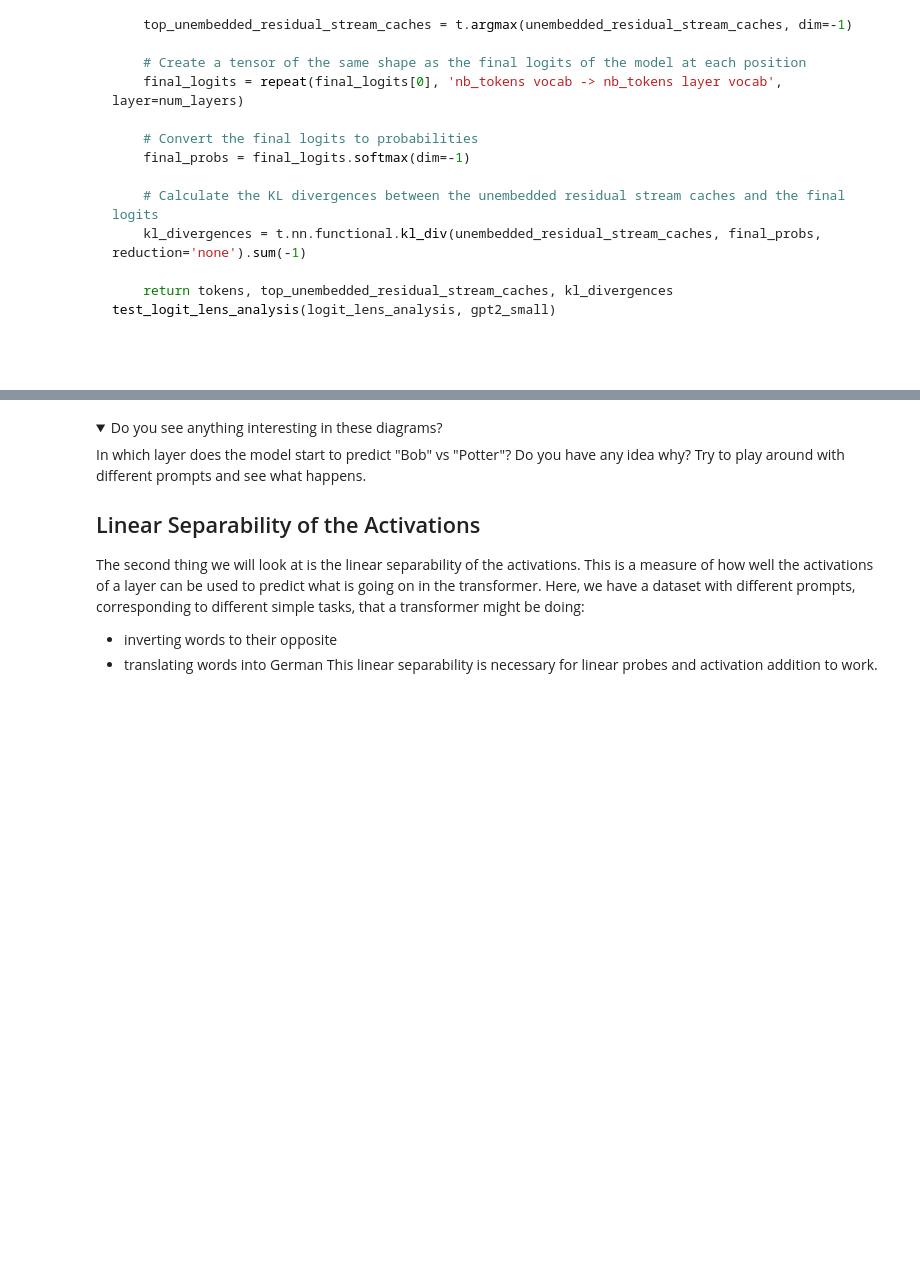
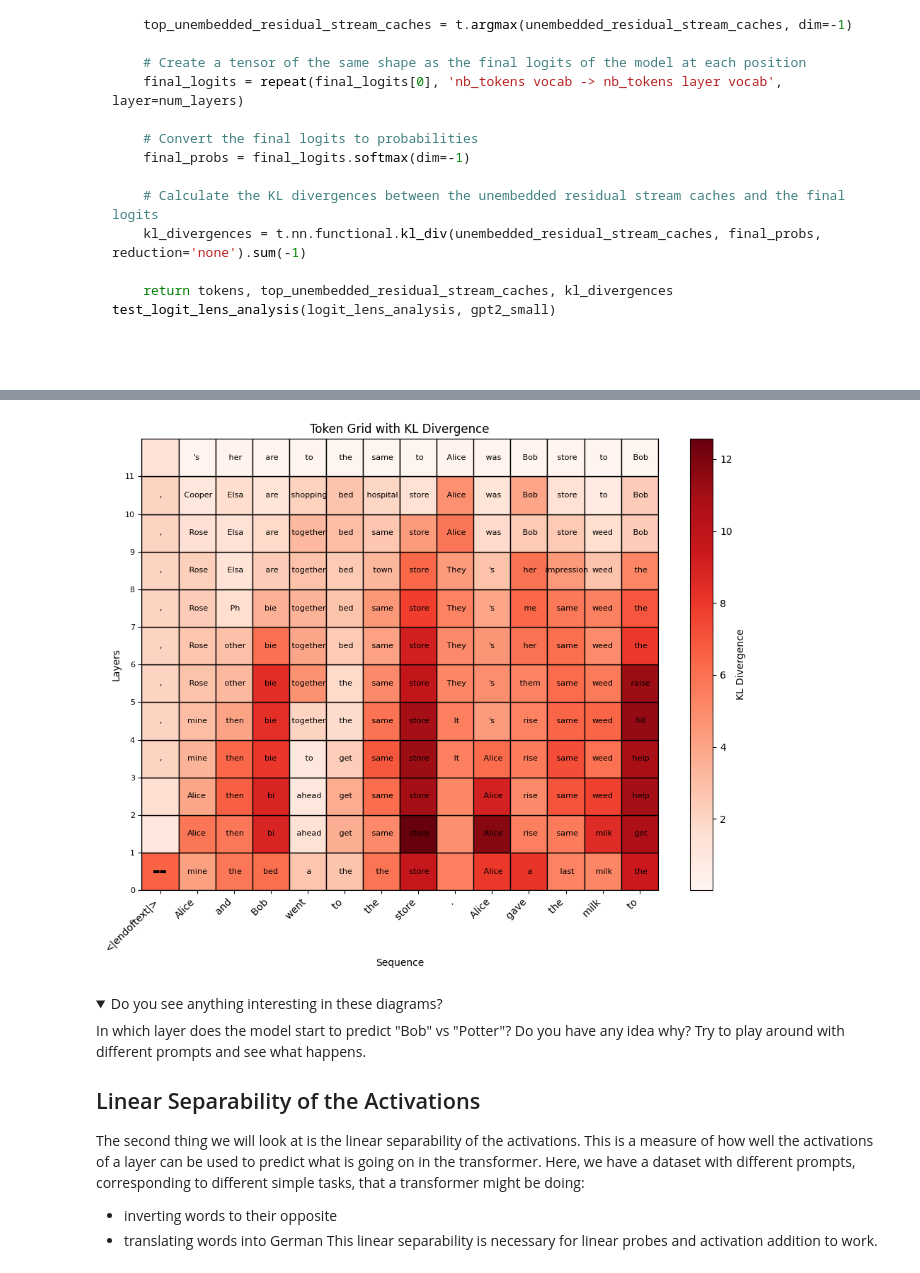
Before and after one commit to jralduaveuthey/ml4good, a Jupyter notebook: onsite_ml4g/day7/exercise_easy.ipynb, the cells around one changed output, grey strips where cells are left out. Cells and saved outputs as stored; diff of their text form; code cells hidden in the pictures; folded sections open; blank space fills up the shorter version.

```diff
--- a/onsite_ml4g/day7/exercise_easy.ipynb
+++ b/onsite_ml4g/day7/exercise_easy.ipynb
@@ -278,7 +329,13 @@ plot_logit_lens(gpt2_tokenizer, tokens[0], top_unebedded_residual_stream_caches,
 # %%
 text = "Alice and Bob went to the store. Alice gave the milk to"
 tokens, top_unebedded_residual_stream_caches, kl_divergences = logit_lens_analysis(text)
+# #NOTE: necessary to move to cpu cause otherwise error in the plot_logit_lens function
+tokens = tokens.cpu()
+top_unebedded_residual_stream_caches = top_unebedded_residual_stream_caches.cpu()
+kl_divergences = kl_divergences.cpu()
 plot_logit_lens(gpt2_tokenizer, tokens[0], top_unebedded_residual_stream_caches, kl_divergences)
+# %% [output]
+[figure, added]
 # %% [markdown]
 <details>
 <summary>Do you see anything interesting in these diagrams?</summary>
```
Also changed, not shown: parts of 8 cells of this notebook, 2 other files.
